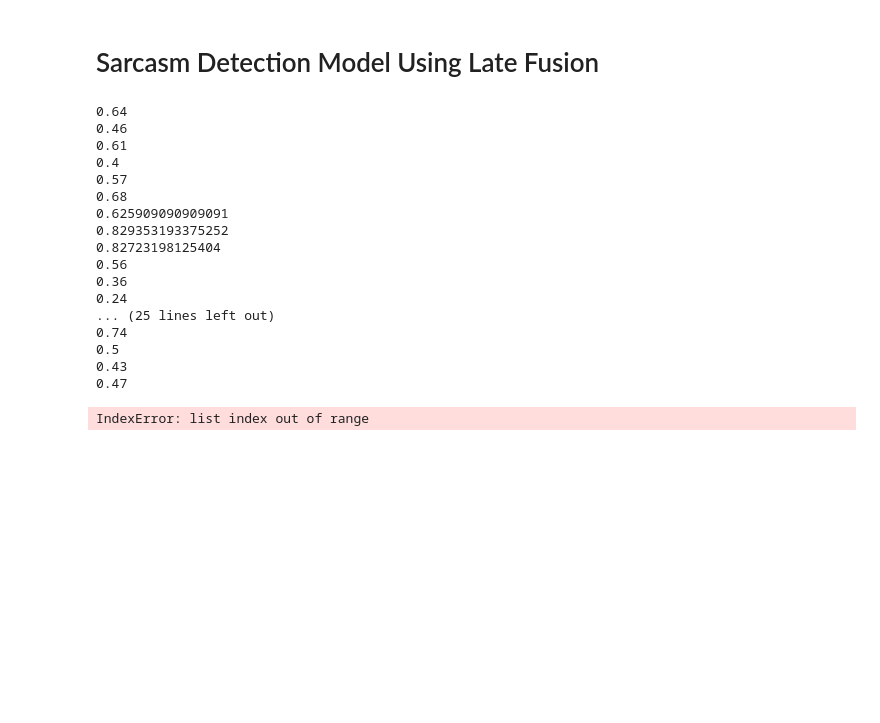
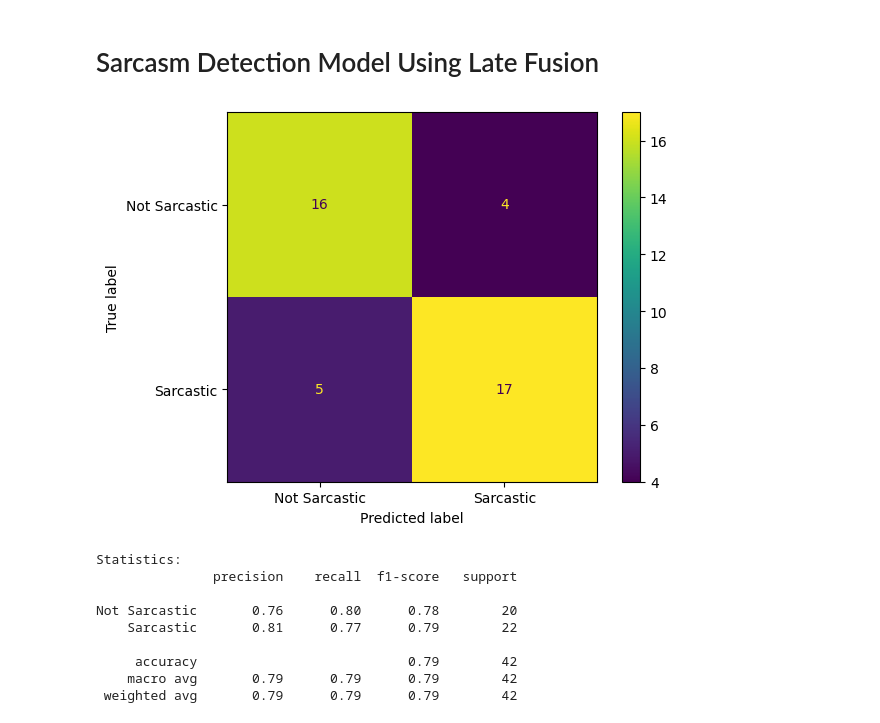
Before and after one commit to katiesun138/cmpt-419, a Jupyter notebook: SarcasmDetectionModel.ipynb, the cells around one changed output. Drawn from its saved outputs; the diff is of its cells as text; code cells hidden in the pictures; blank space fills up the shorter version.

```diff
--- a/SarcasmDetectionModel.ipynb
+++ b/SarcasmDetectionModel.ipynb
@@ -154,7 +152,7 @@ Found 168 images belonging to 2 classes.
 Found 42 images belonging to 2 classes.
 # %%
 # Training parameters
-n_epochs = 10
+n_epochs = 15
 
 # Load pre-trained ResNet50 model
 base_model = ResNet50(weights='imagenet', include_top=False, input_shape=(48,48, 3))
@@ -178,8 +176,4 @@ resnet_model.compile(optimizer='adam', loss='binary_crossentropy', metrics=['acc
 
 # Train the model (assumes you have train and validation generators)
 history = resnet_model.fit(train_generator_f1, epochs=n_epochs)
-
-# Evaluate the model
-visual_loss, visual_accuracy = text_model.evaluate(X_test, y_test)
-print(f'Test Loss: {visual_loss}, Test Accuracy: {visual_accuracy}')
 # %% [output]
@@ -203,7 +205,7 @@ Test Loss: 0.7574366331100464, Test Accuracy: 0.8095238208770752
 # %%
 # Perform inference on test images
-predictions = resnet_model.predict(test_generator_f1)
+visual_predictions = resnet_model.predict(test_generator_f1)
 
 # Output the percentage that each image is sarcastic
-print(predictions)
+print(visual_predictions)
 # %% [output]
@@ -441,8 +441,8 @@ X_test = np.concatenate((X_text_test, test_df[['sentiment_encoded', 'sentiment_s
 y_test = test_df['sarcasm_encoded']
 # %%
 # Training parameters
-n_epochs = 24
-n_batch = 24
+n_epochs = 12
+n_batch = 15
 
 # Define neural network architecture
 text_model = Sequential([
@@ -509,12 +508,12 @@ Predicted Values:
 # Sarcasm Detection Model Using Late Fusion
 # %%
 # Weights
-w_visual = 0
-w_tone = 0.50
-w_text = 0.50
+w_visual = 0.30
+w_tone = 0.35
+w_text = 0.35
 
 # Value threshold - 50%
-threshold = 0.5
+threshold = 0.50
 
 num_rows = len(tone_predictions)
 
@@ -525,51 +524,43 @@ real_values = []
 
 # Calculate combined scores and predicted values
 for i in range(num_rows):
-    combined_score = (w_tone * tone_predictions[i]) + (w_text * text_predictions[i])
+    combined_score = (w_tone * tone_predictions[i]) + (w_text * text_predictions[i]) + (w_visual * visual_predictions[i])
     combined_scores.append(combined_score)
 
     # Store the label value for that row, True if above the threshold
     predicted_value = combined_score > threshold
     predicted_values.append(predicted_value)
 
 
 
 # Create a DataFrame to store the results
 results_df = pd.DataFrame({
     'combined_score': combined_scores,
     'predicted_value': [item for sublist in predicted_values for item in sublist],
     'real_value': test_df['sarcasm']
 })
 
 # print(results_df)
 
 # Create and display confusion matrix
 cm = confusion_matrix(results_df['real_value'].astype(int), results_df['predicted_value'].astype(int))
 disp = ConfusionMatrixDisplay(confusion_matrix=cm, display_labels=['Not Sarcastic', 'Sarcastic'])
 disp.plot()
 plt.show()
 
 # Create and display statistics
 report = classification_report(results_df['real_value'].astype(int), results_df['predicted_value'].astype(int), target_names=['Not Sarcastic', 'Sarcastic'])
 
 print("Statistics:")
 print(report)
 # %% [output]
+[figure, added]
-0.64
-0.46
-0.61
-0.4
-0.57
-0.68
-0.625909090909091
-0.829353193375252
-0.82723198125404
-0.56
-0.36
-0.24
-... (25 lines left out)
-0.74
-0.5
-0.43
-0.47
+Statistics:
+               precision    recall  f1-score   support
+
+Not Sarcastic       0.76      0.80      0.78        20
+    Sarcastic       0.81      0.77      0.79        22
+
+     accuracy                           0.79        42
+    macro avg       0.79      0.79      0.79        42
+ weighted avg       0.79      0.79      0.79        42
-IndexError: list index out of range
```
Also changed, not shown: parts of 10 cells of this notebook.
